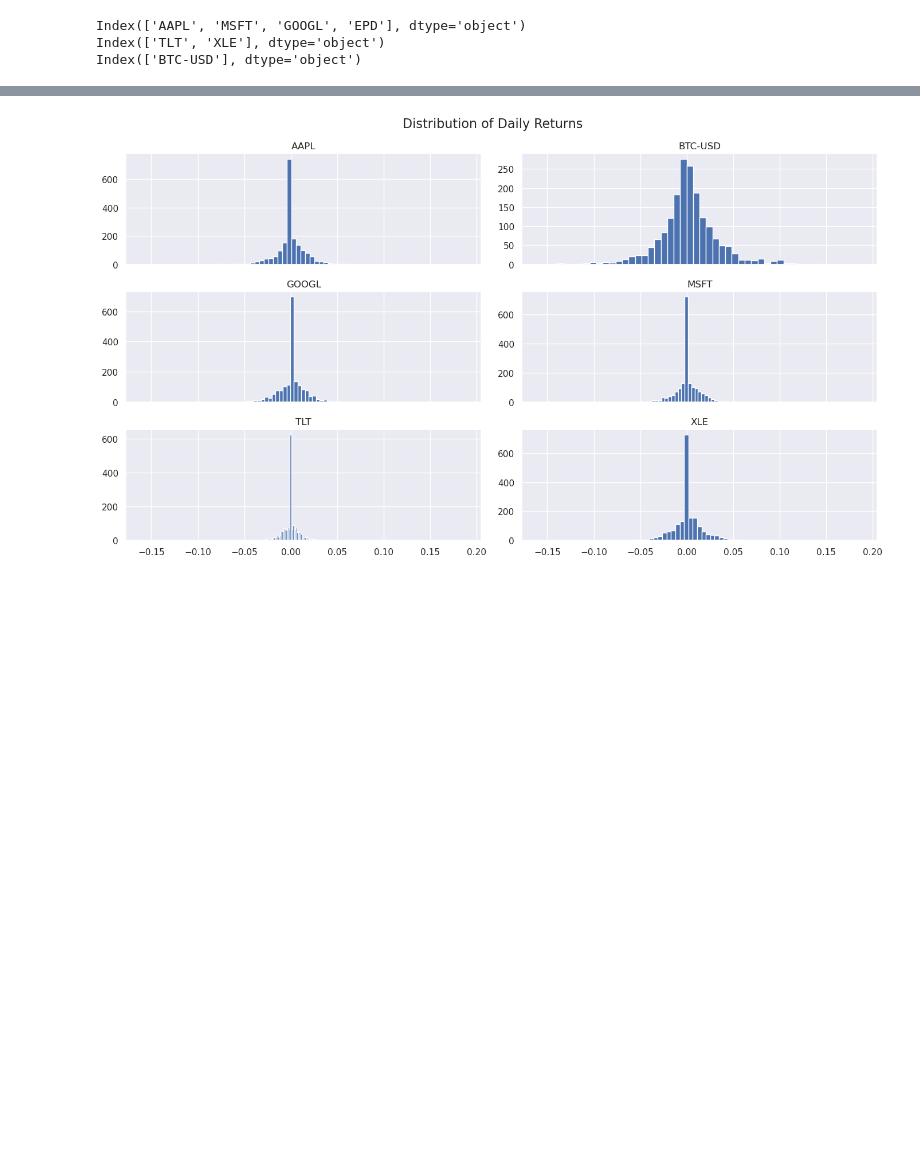
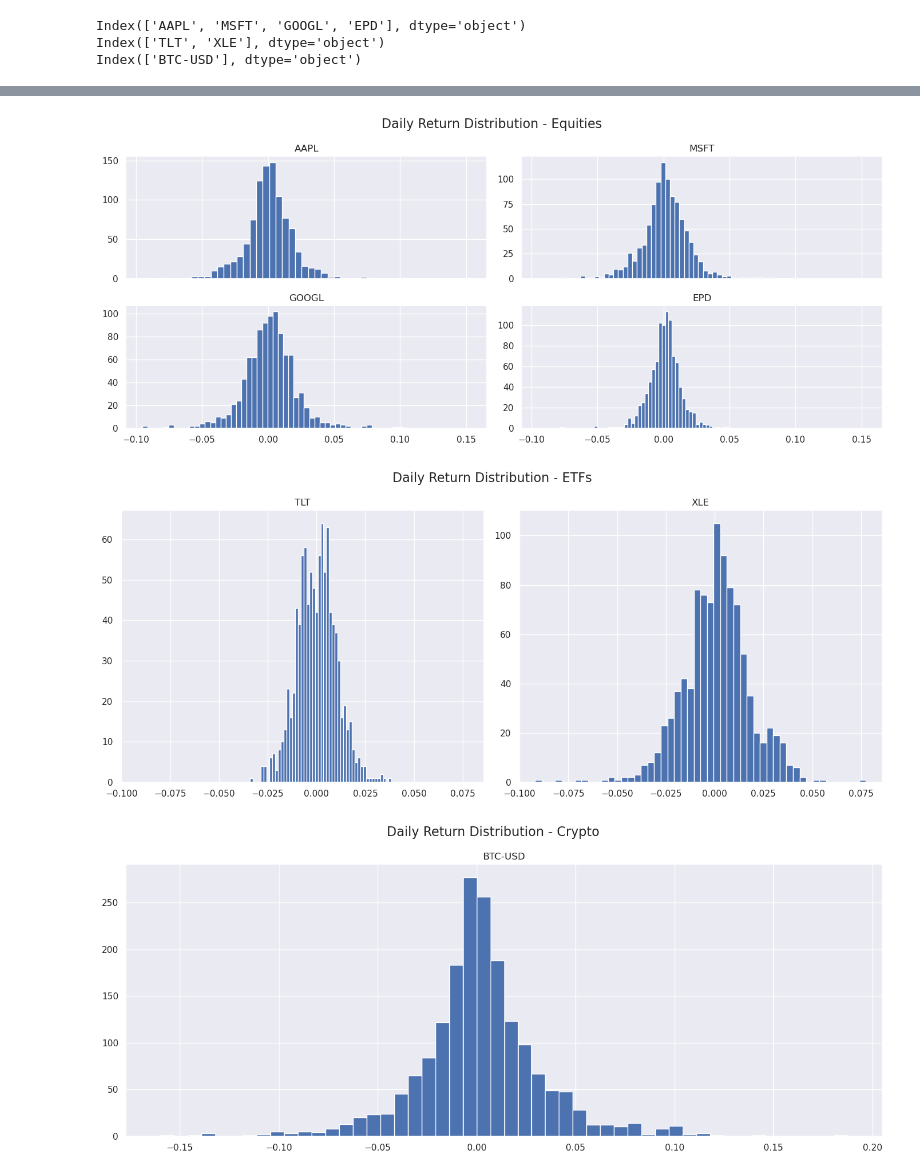
Before and after one commit to allanac/portfolio-risk-simulator, a Jupyter notebook: notebooks/02_eda_exploration.ipynb, the cells around one changed output, grey strips where cells are left out. Saved outputs shown, nothing was run; the diff lists cells and outputs as text; code cells hidden in the pictures; blank space fills up the shorter version.

Commit message:
Cleaned up repo, removed venv, added EDA visualizations

```diff
--- a/notebooks/02_eda_exploration.ipynb
+++ b/notebooks/02_eda_exploration.ipynb
@@ -102,9 +195,28 @@ plt.show()
+# %%
+#Compute Daily Returns for Each Asset Group
+#Equity
+daily_returns_equity = df_close_equity.pct_change(fill_method=None).dropna()
+stats_equity = compute_return_stats(daily_returns_equity, asset_type='Equity', save=True)
+
+#ETF
+daily_returns_etf = df_close_etf.pct_change(fill_method=None).dropna()
+stats_etf = compute_return_stats(daily_returns_etf, asset_type='ETF', save=True)
+
+#Crypto
+daily_returns_crypto = df_close_crypto.pct_change(fill_method=None).dropna()
+stats_crypto = compute_return_stats(daily_returns_crypto, asset_type='Crypto', save=True)
 # %%
-#Daily Returns Distribution (Per Asset)
-daily_returns = df_close.pct_change().dropna()
-daily_returns.hist(bins=50, figsize=(14,8), sharex=True)
-plt.suptitle("Distribution of Daily Returns", fontsize=16)
-plt.tight_layout()
-plt.show()
+#plot Return distributions
+for title, df in [
+    ("Equities", daily_returns_equity),
+    ("ETFs", daily_returns_etf),
+    ("Crypto", daily_returns_crypto)
+]:
+    df.hist(bins=50, figsize=(14,6), sharex=True)
+    plt.suptitle(f"Daily Return Distribution - {title}", fontsize=16)
+    plt.tight_layout()
+    plt.show()
 # %% [output]
-[figure, old version]
+[figure, new version]
+[figure, added]
+[figure, added]
```
Also changed, not shown: parts of 11 cells of this notebook, 1 other file.
